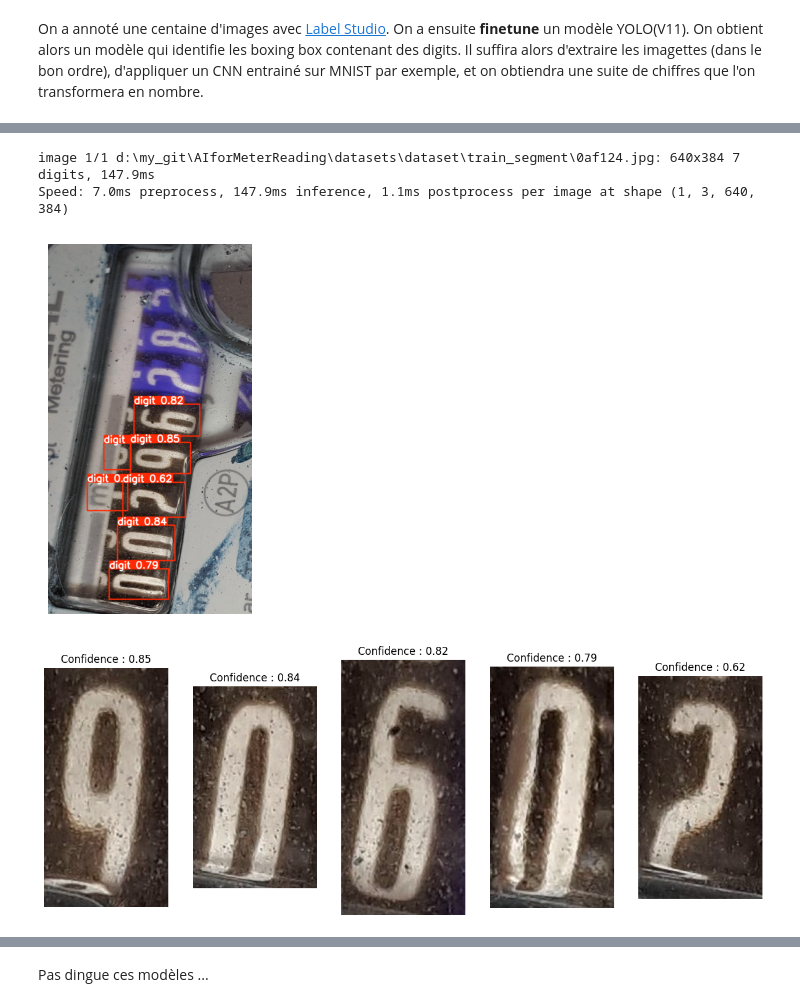
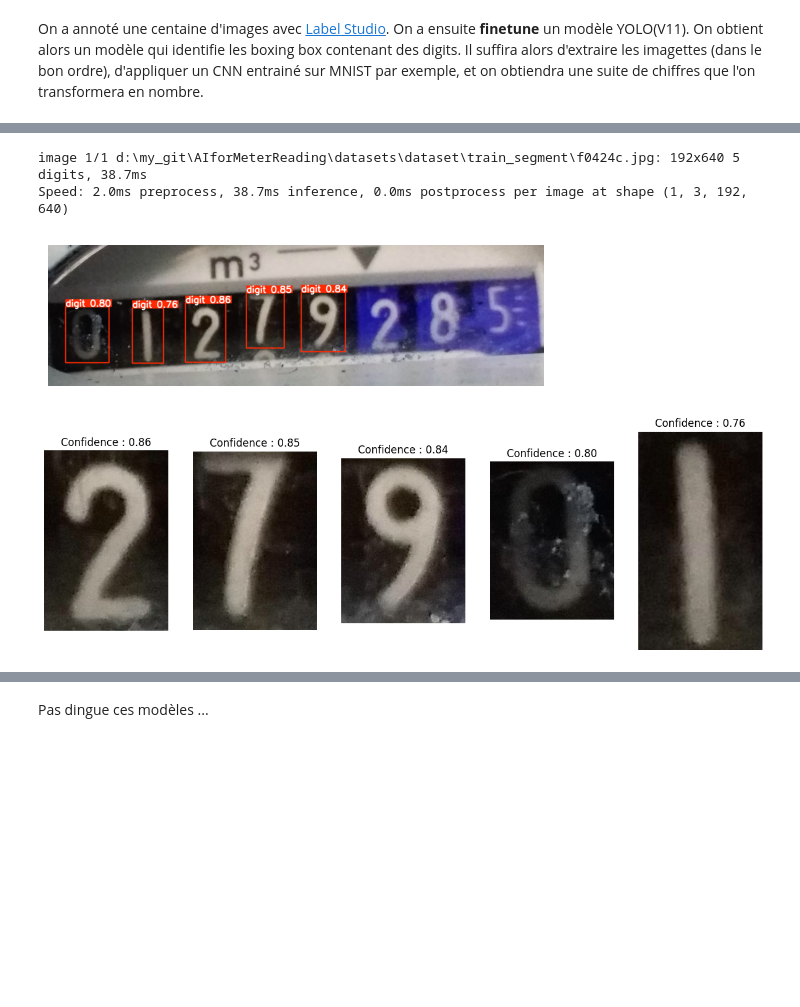
Before and after one commit to yannasyr/AIforMeterReading, a Jupyter notebook: yann_v1.ipynb, the cells around one changed output, grey strips where cells are left out. Cells and saved outputs as stored; diff of their text form; code cells hidden in the pictures; blank space fills up the shorter version.

Commit message:
add notebook images

```diff
--- a/yann_v1.ipynb
+++ b/yann_v1.ipynb
@@ -390,17 +390,17 @@ On a annoté une centaine d'images avec [Label Studio](https://labelstud.io/). O
 # %%
 from ultralytics import YOLO
 import matplotlib.pyplot as plt
 import numpy as np
 
 model = YOLO("digits_yolov11.pt")
-image_name = 'datasets/dataset/train_segment/0af124.jpg'
+image_name = 'datasets/dataset/train_segment/f0424c.jpg'
 results = model.predict(source=image_name)
 plt.imshow(results[0].plot()), plt.axis('off')
 plt.show()
 # %% [output]
-image 1/1 d:\my_git\AIforMeterReading\datasets\dataset\train_segment\0af124.jpg: 640x384 7 digits, 147.9ms
-Speed: 7.0ms preprocess, 147.9ms inference, 1.1ms postprocess per image at shape (1, 3, 640, 384)
+image 1/1 d:\my_git\AIforMeterReading\datasets\dataset\train_segment\f0424c.jpg: 192x640 5 digits, 38.7ms
+Speed: 2.0ms preprocess, 38.7ms inference, 0.0ms postprocess per image at shape (1, 3, 192, 640)
-[figure, old version]
+[figure, new version]
 # %%
 boxes = results[0].boxes
 imagettes = []
@@ -418,9 +418,9 @@ if len(boxes) > 0:
 
 fig = plt.figure(figsize=(15,6))
 for k in range(len(imagettes)):
-    fig.add_subplot(1,len(imagettes), k+1), plt.imshow(np.rot90(imagettes[k], axes=(1,0))), plt.title("Confidence : {:.2f}".format(confidences[k].item())), plt.axis('off')
+    fig.add_subplot(1,len(imagettes), k+1), plt.imshow(imagettes[k]), plt.title("Confidence : {:.2f}".format(confidences[k].item())), plt.axis('off')
 plt.show()
 # %% [output]
-[figure, old version]
+[figure, new version]
 # %%
 from tensorflow.keras.models import load_model
```
Also changed, not shown: parts of 2 cells of this notebook, 1 other file.
